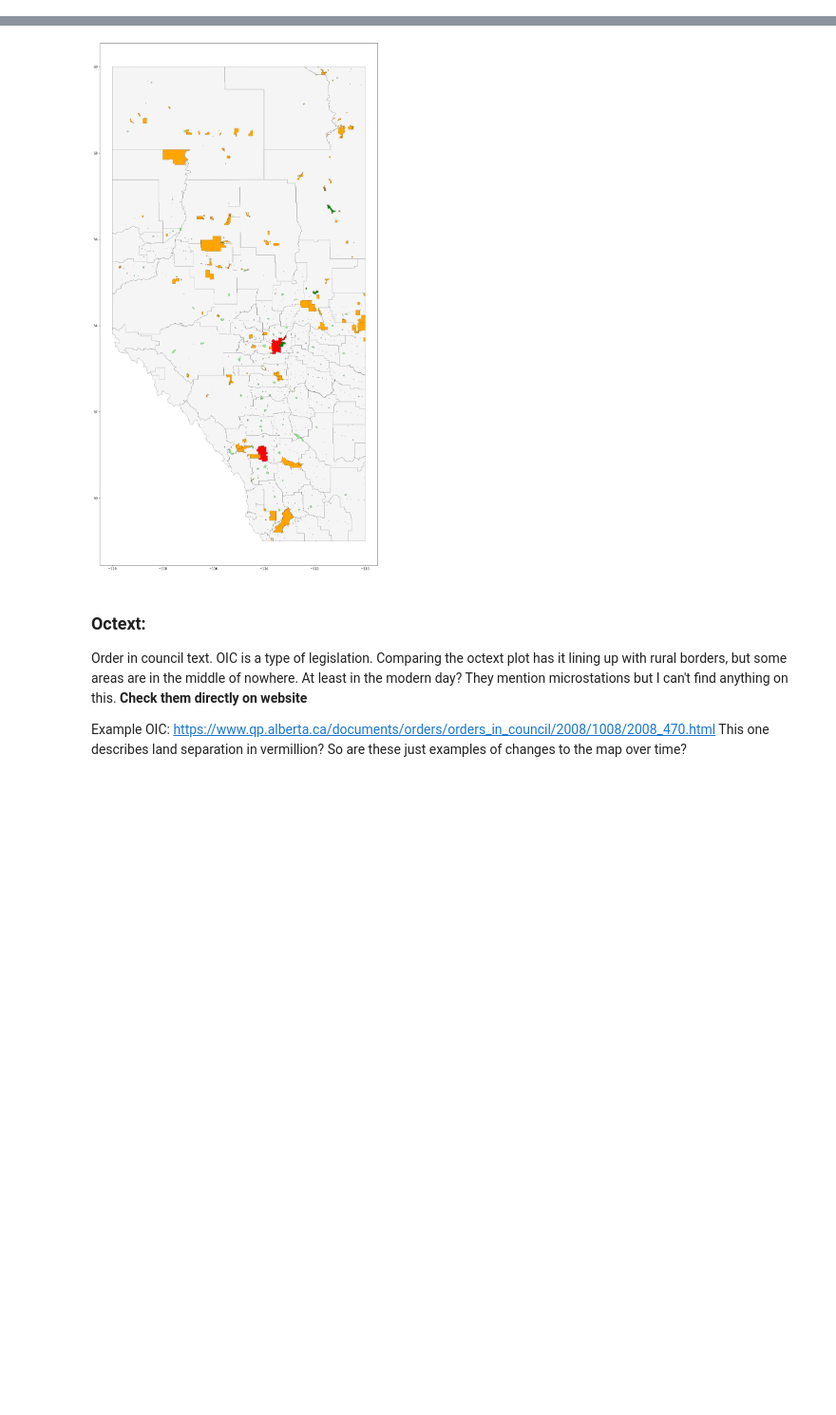
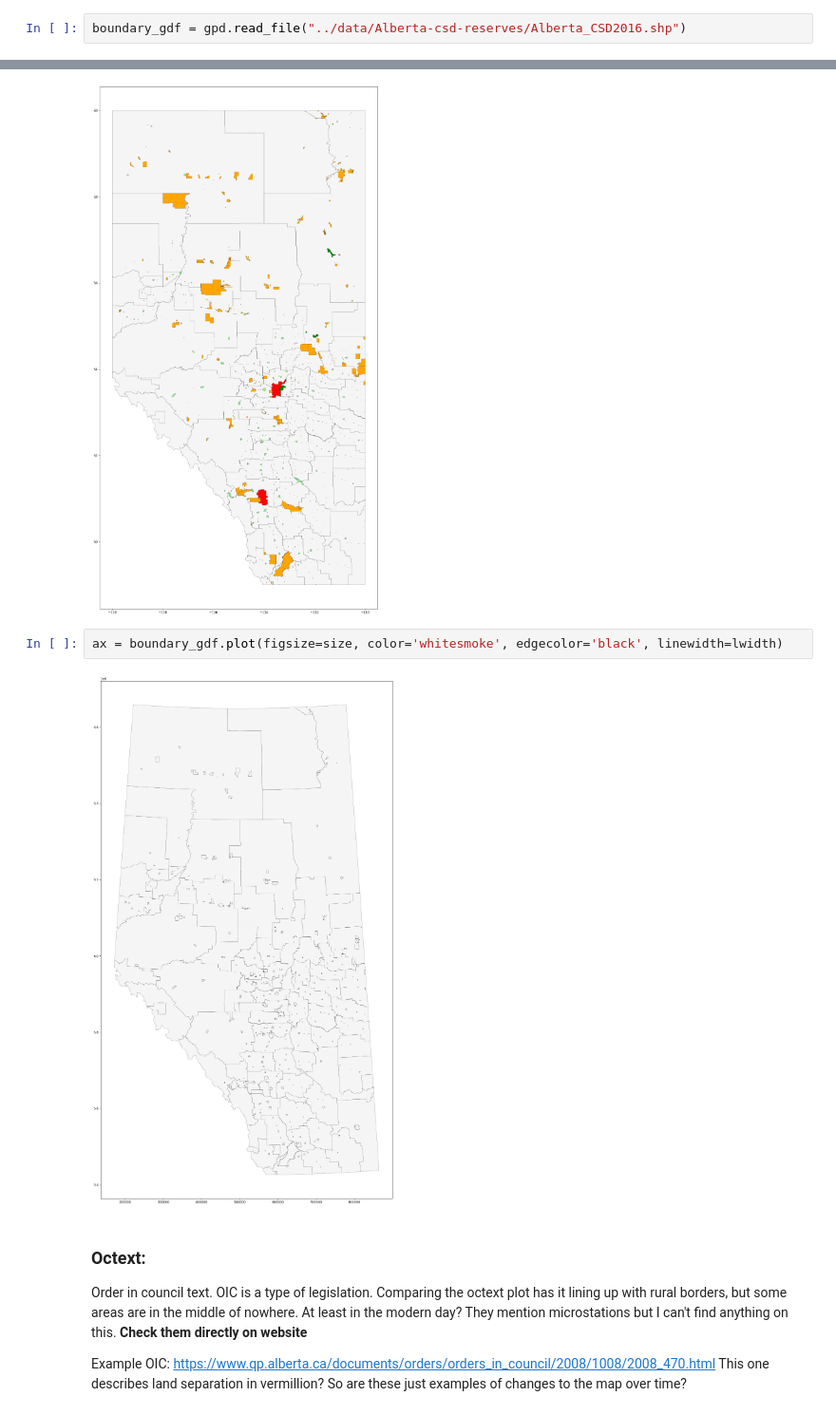
Before and after one commit to PeterFriedrich/bridge_the_gap, a Jupyter notebook: eda_and_research/testing-shapefiles-geospatial-analysis.ipynb, the cells around one changed output, grey strips where cells are left out. Shown: that part at 95% size. Saved outputs shown, nothing was run; the diff lists cells and outputs as text; blank space fills up the shorter version.

```diff
--- a/eda_and_research/testing-shapefiles-geospatial-analysis.ipynb
+++ b/eda_and_research/testing-shapefiles-geospatial-analysis.ipynb
@@ -56,3 +62,5 @@ village_df = gpd.read_file(file_path/"VILLAGE.shp")
+# %%
+boundary_gdf = gpd.read_file("../data/Alberta-csd-reserves/Alberta_CSD2016.shp")
 # %% [markdown]
 ### Speed Datapoints
 # %% [markdown]
@@ -117,6 +125,10 @@ hamlet_df.plot(figsize=size, color="red", edgecolor="darkblue", markersize=1,
 # %% [output]
 <AxesSubplot:>
 [figure]
+# %%
+ax = boundary_gdf.plot(figsize=size, color='whitesmoke', edgecolor='black', linewidth=lwidth)
+# %% [output]
+[figure, added]
 # %% [markdown]
 ### Octext:
 Order in council text. OIC is a type of legislation. Comparing the octext plot has it lining up with rural borders, but some areas are in the middle of nowhere. At least in the modern day? They mention microstations but I can't find anything on this. **Check them directly on website**
```
Also changed, not shown: parts of 1 cell of this notebook.
